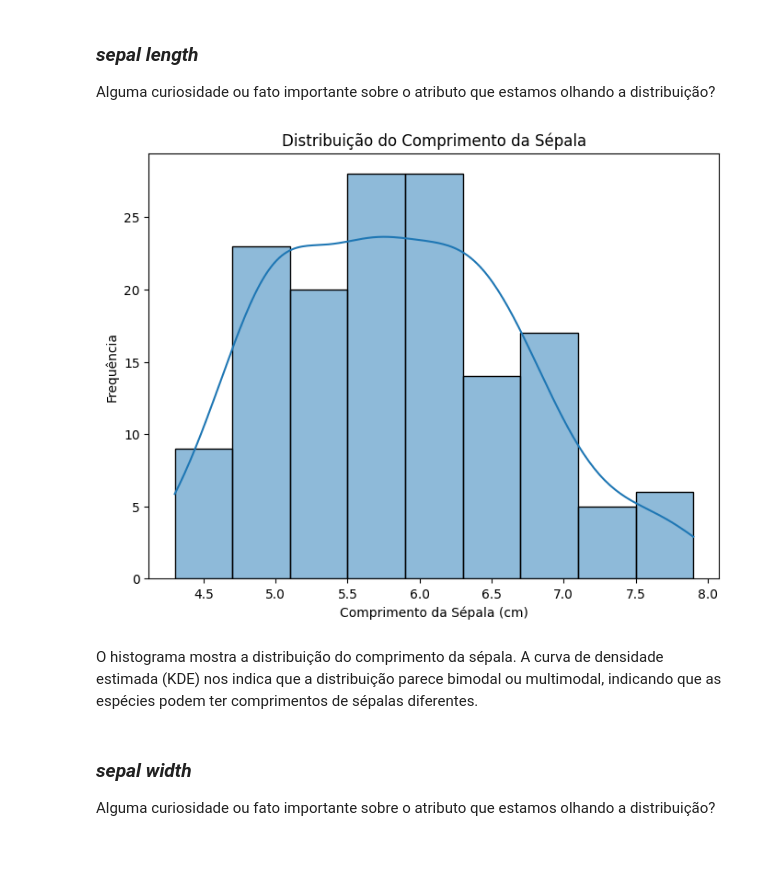
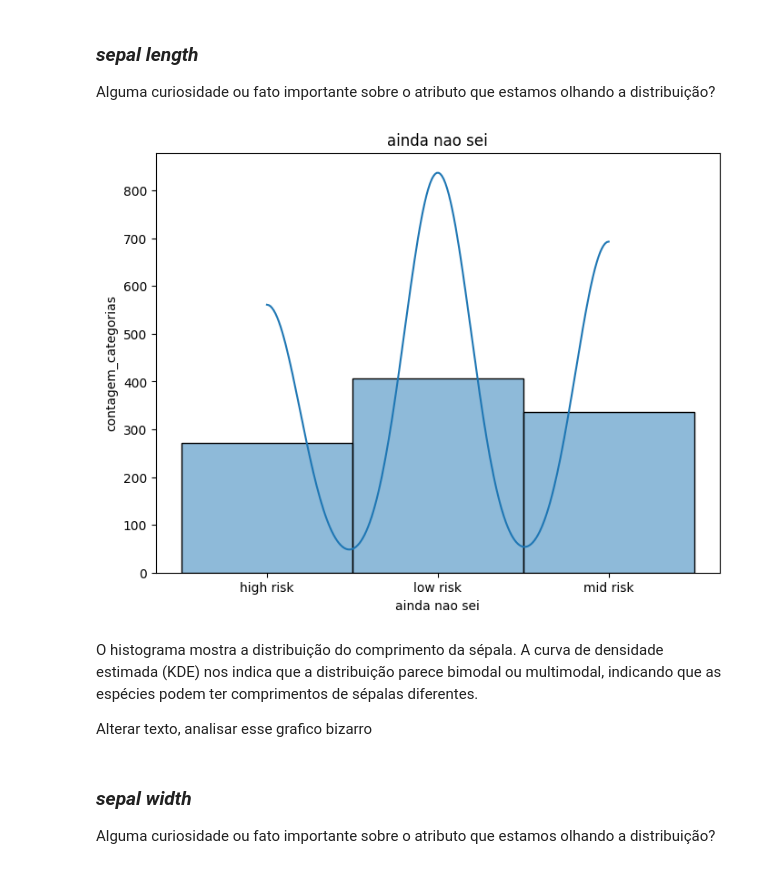
Before and after one commit to AlineFiori/MVP, a Jupyter notebook: Template_Análise_de_Dados_Pregnancy.ipynb, the cells around one changed output. Drawn from its saved outputs; the diff is of its cells as text; code cells hidden in the pictures.

```diff
--- a/Template_Análise_de_Dados_Pregnancy.ipynb
+++ b/Template_Análise_de_Dados_Pregnancy.ipynb
@@ -261,0 +239,15 @@ Name: count, dtype: int64
+# %%
+# --- Corrigindo a Criação da Coluna 'Status_IdadeGestacional' ---
+# Se 'Age' for < 18 OU 'Age' for > 34, 'Status_IdadeGestacional' será 'Risco'.
+# Caso contrário, será 'Estável'.
+Base['Status_IdadeGestacional'] = np.where(
+    (Base['Age'] < 18) | (Base['Age'] > 34), # Use parênteses para agrupar as condições e '|' para 'OU'
+    'Risco',                                 # Valor se a condição combinada for Verdadeira
+    'Estável'                                # Valor se a condição combinada for Falsa
+)
+
+print("\nDataFrame com a nova coluna 'Status_IdadeGestacional':")
+print(Base.head(7)) # Mostra mais linhas para ver os diferentes status
+
+print("\nContagem de valores em 'Status_IdadeGestacional':")
+print(Base['Status_IdadeGestacional'].value_counts())
@@ -318,16 +332,20 @@ A distribuição de dados descreve como os valores de uma variável se espalham,
 Alguma curiosidade ou fato importante sobre o atributo que estamos olhando a distribuição?
 # %%
 plt.figure(figsize=(8, 6))
-# Histograma do comprimento da sépala (um dos atributos)
-sns.histplot(df['sepal length (cm)'], kde=True)
-plt.title('Distribuição do Comprimento da Sépala')
-plt.xlabel('Comprimento da Sépala (cm)')
-plt.ylabel('Frequência')
+# Histograma do Risco Gestacional
+sns.histplot(Base['RiskLevel'], kde=True)
+plt.title('ainda nao sei')
+plt.xlabel('ainda nao sei')
+plt.ylabel('contagem_categorias')
 plt.show()
 # %% [output]
-[figure, old version]
+[figure, new version]
 # %% [markdown]
 O histograma mostra a distribuição do comprimento da sépala. A curva de densidade estimada (KDE) nos indica que a distribuição parece bimodal ou multimodal, indicando que as espécies podem ter comprimentos de sépalas diferentes.
+
+
+
+Alterar texto, analisar esse grafico bizarro
 # %% [markdown]
 ### *sepal width*
 
```
Also changed, not shown: parts of 5 cells of this notebook.
